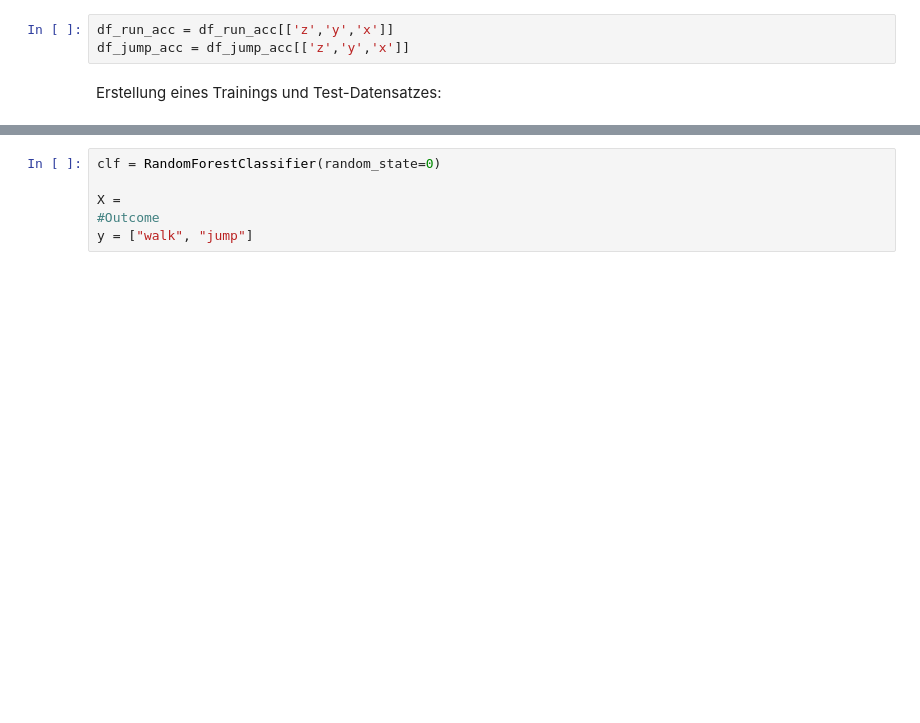
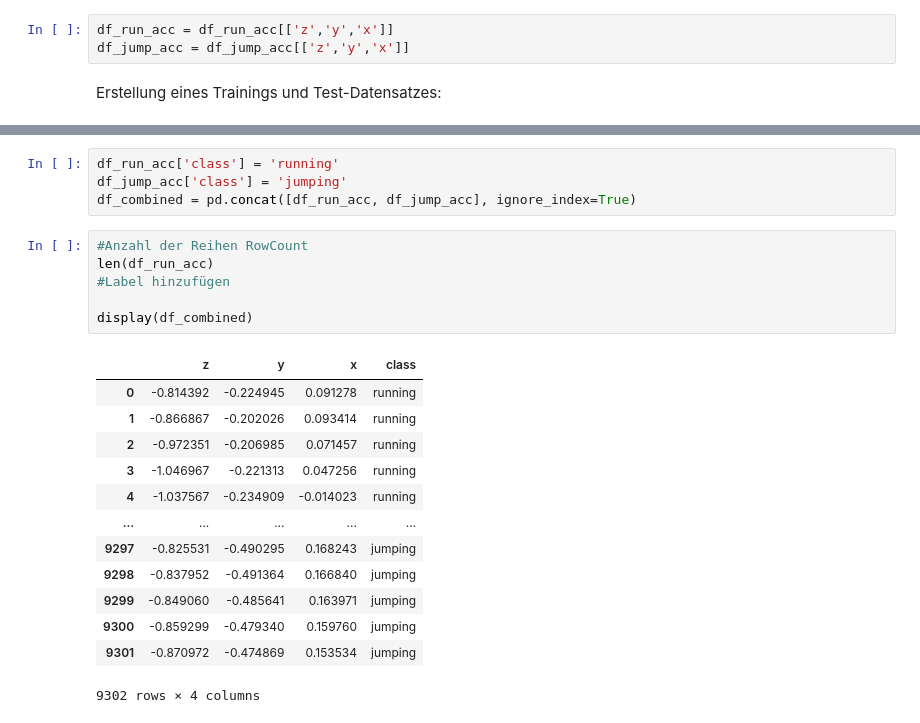
Before and after one commit to prizyou/Lexicon-Legends, a Jupyter notebook: firstML.ipynb, the cells around one changed output, grey strips where cells are left out. Cells and saved outputs as stored; diff of their text form; blank space fills up the shorter version.

```diff
--- a/firstML.ipynb
+++ b/firstML.ipynb
@@ -64,9 +76,27 @@ df_jump.plot(figsize=(20,10))
 # %% [output]
 <Axes: xlabel='time'>
 [figure]
-# %%
-clf = RandomForestClassifier(random_state=0)
-
-X =
-#Outcome
-y = ["walk", "jump"]
+# %%
+df_run_acc['class'] = 'running'
+df_jump_acc['class'] = 'jumping'
+df_combined = pd.concat([df_run_acc, df_jump_acc], ignore_index=True)
+# %%
+#Anzahl der Reihen RowCount
+len(df_run_acc)
+#Label hinzufügen
+
+display(df_combined)
+# %% [output]
+|  | z | y | x | class |
+| 0 | -0.814392 | -0.224945 | 0.091278 | running |
+| 1 | -0.866867 | -0.202026 | 0.093414 | running |
+| 2 | -0.972351 | -0.206985 | 0.071457 | running |
+| 3 | -1.046967 | -0.221313 | 0.047256 | running |
+| 4 | -1.037567 | -0.234909 | -0.014023 | running |
+| ... | ... | ... | ... | ... |
+| 9297 | -0.825531 | -0.490295 | 0.168243 | jumping |
+| 9298 | -0.837952 | -0.491364 | 0.166840 | jumping |
+| 9299 | -0.849060 | -0.485641 | 0.163971 | jumping |
+| 9300 | -0.859299 | -0.479340 | 0.159760 | jumping |
+| 9301 | -0.870972 | -0.474869 | 0.153534 | jumping |
+9302 rows × 4 columns
```
Also changed, not shown: parts of 5 cells of this notebook.
